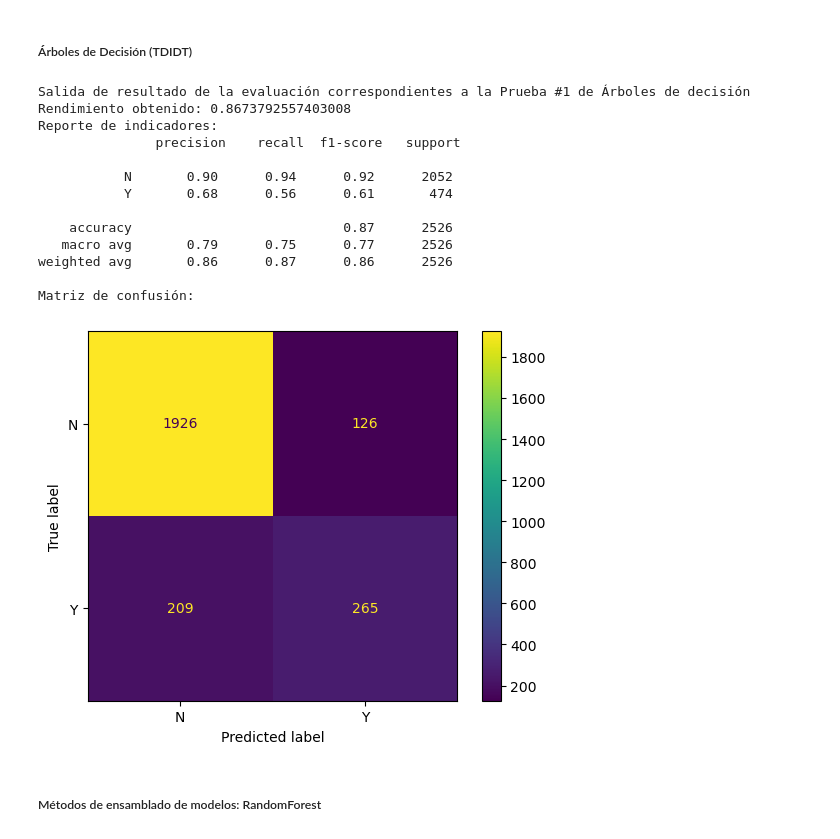
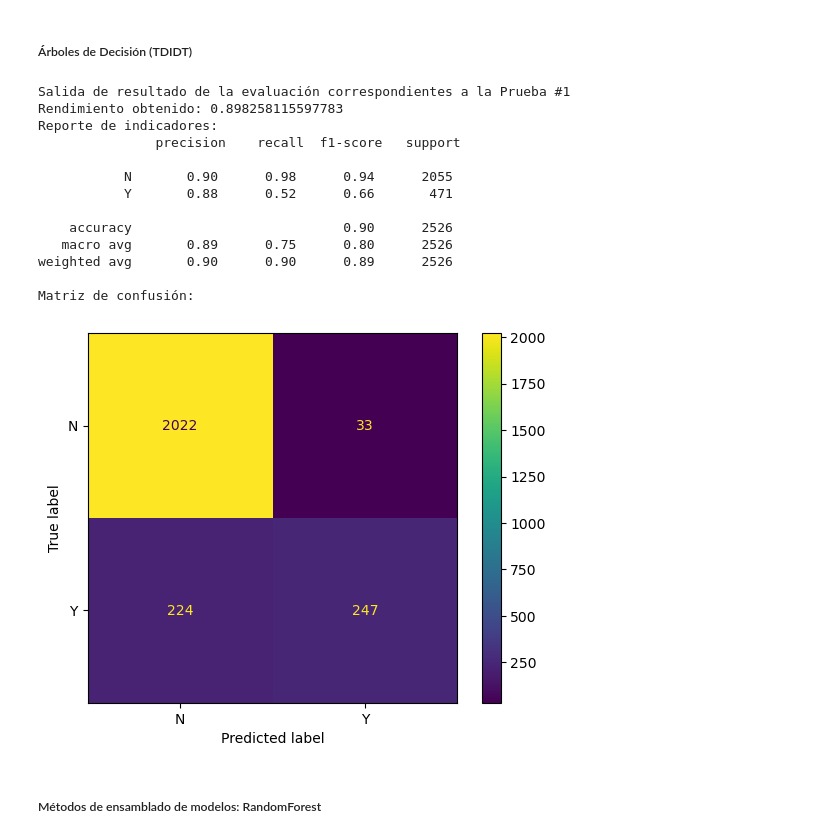
Before and after one commit to Joseluis0709/13MBID-Abr23, a Jupyter notebook: notebooks/03-Modelado+Evaluacion/MD01 - Modelado.ipynb, the cells around one changed output. Saved outputs shown, nothing was run; the diff lists cells and outputs as text; code cells hidden in the pictures.

```diff
--- a/notebooks/03-Modelado+Evaluacion/MD01 - Modelado.ipynb
+++ b/notebooks/03-Modelado+Evaluacion/MD01 - Modelado.ipynb
@@ -227,8 +230,8 @@ mlflow.autolog()
 # %% [markdown]
 ##### Regresión Logística
 # %%
-with mlflow.start_run(run_name='Logistic Regression (#1)'):
-    lreg1 = LogisticRegression(solver = 'liblinear', random_state = 23)
+with mlflow.start_run(run_name='Logistic Regression'):
+    lreg = LogisticRegression(solver = 'liblinear')
 
-    lreg1.fit(train_data, train_labels)
+    lreg.fit(train_data, train_labels)
 # %%
@@ -252,10 +255,10 @@ Matriz de confusión:
 # %% [markdown]
 ##### KNN
 # %%
-with mlflow.start_run(run_name='KNN (#1)'):
-    knn1 = KNeighborsClassifier(n_neighbors=50,
+with mlflow.start_run(run_name='KNN'):
+    knn = KNeighborsClassifier(n_neighbors=50,
                                algorithm = 'ball_tree',
                                leaf_size = 25)
 
-    knn1.fit(train_data, train_labels)
+    knn.fit(train_data, train_labels)
 # %%
@@ -279,31 +282,30 @@ Matriz de confusión:
 # %% [markdown]
 ##### Árboles de Decisión (TDIDT)
 # %%
-with mlflow.start_run(run_name='Decision Tree (#1)'):
-    dtc1 = DecisionTreeClassifier(max_depth = 10,
+with mlflow.start_run(run_name='Decision Tree'):
+    dtc = DecisionTreeClassifier(max_depth=3,
                                  criterion='entropy',
-                                 min_samples_split=4,
-                                 random_state = 23)
+                                 min_samples_split=10)
 
-    dtc1.fit(train_data, train_labels)
+    dtc.fit(train_data, train_labels)
 # %%
-print("Salida de resultado de la evaluación correspondientes a la Prueba #1 de Árboles de decisión")
-evaluar_modelo(dtc1, test_data, test_labels)
+print("Salida de resultado de la evaluación correspondientes a la Prueba #1")
+evaluar_modelo(dtc, test_data, test_labels)
 # %% [output]
-Salida de resultado de la evaluación correspondientes a la Prueba #1 de Árboles de decisión
-Rendimiento obtenido: 0.8673792557403008
+Salida de resultado de la evaluación correspondientes a la Prueba #1
+Rendimiento obtenido: 0.898258115597783
 Reporte de indicadores:
                precision    recall  f1-score   support
 
-           N       0.90      0.94      0.92      2052
-           Y       0.68      0.56      0.61       474
+           N       0.90      0.98      0.94      2055
+           Y       0.88      0.52      0.66       471
 
-    accuracy                           0.87      2526
-   macro avg       0.79      0.75      0.77      2526
-weighted avg       0.86      0.87      0.86      2526
+    accuracy                           0.90      2526
+   macro avg       0.89      0.75      0.80      2526
+weighted avg       0.90      0.90      0.89      2526
 
 Matriz de confusión:
-[figure, old version]
+[figure, new version]
 # %% [markdown]
 ##### Métodos de ensamblado de modelos: RandomForest
 # %%
```
Also changed, not shown: parts of 33 cells of this notebook.
